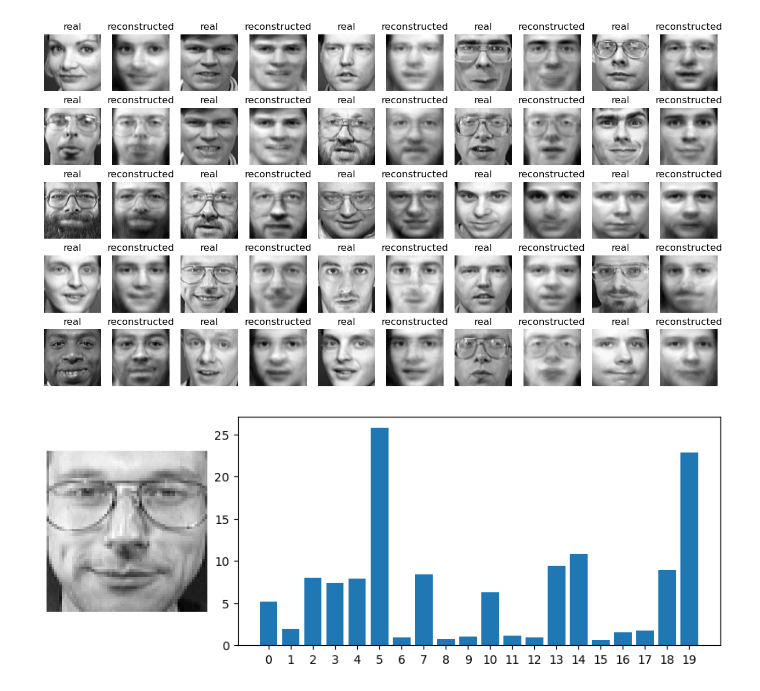
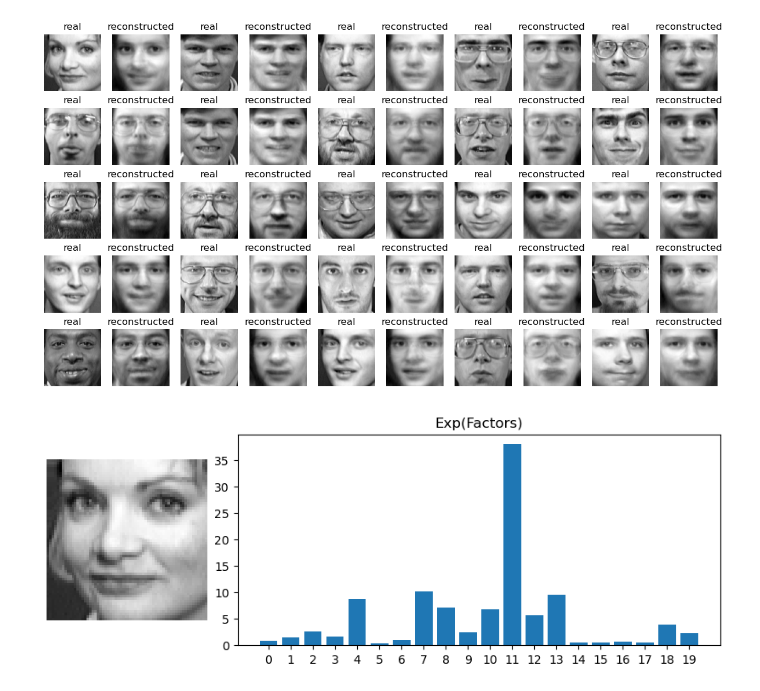
Before and after one commit to luisdiaz1997/SpatialFactorization, a Jupyter notebook: notebooks/PNMF_eigenfaces.ipynb, the cells around one changed output. Drawn from its saved outputs; the diff is of its cells as text; code cells hidden in the pictures.

```diff
--- a/notebooks/PNMF_eigenfaces.ipynb
+++ b/notebooks/PNMF_eigenfaces.ipynb
@@ -78,18 +78,19 @@ for i in range(25):
 # %% [output]
 [figure]
 # %%
-k = 4
+k = 25
 x = np.arange(0, 20)
 
 fig = plt.figure(figsize=(8, 3), layout="constrained")
 spec = fig.add_gridspec(1, 4)
 
 ax0 = fig.add_subplot(spec[0, 0])
 ax0.matshow(x_train[k].reshape(64, 64), cmap='gray')
 ax0.axis('off')
 
 ax1 = fig.add_subplot(spec[0, 1:])
+plt.title('Exp(Factors)')
 ax1.bar(x, np.exp(F[k]))
 ax1.set_xticks(x);
 # %% [output]
-[figure, old version]
+[figure, new version]
```
Also changed, not shown: parts of 1 cell of this notebook.
